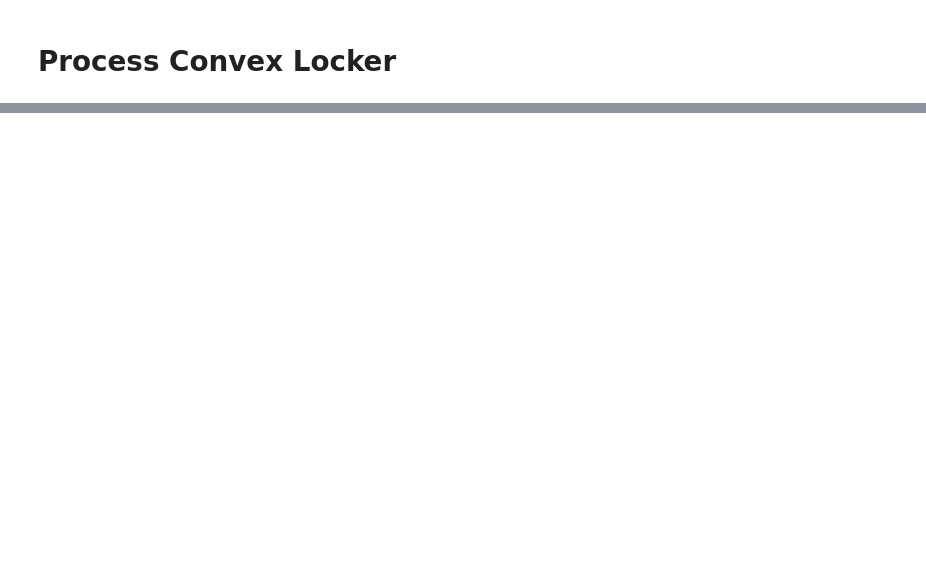
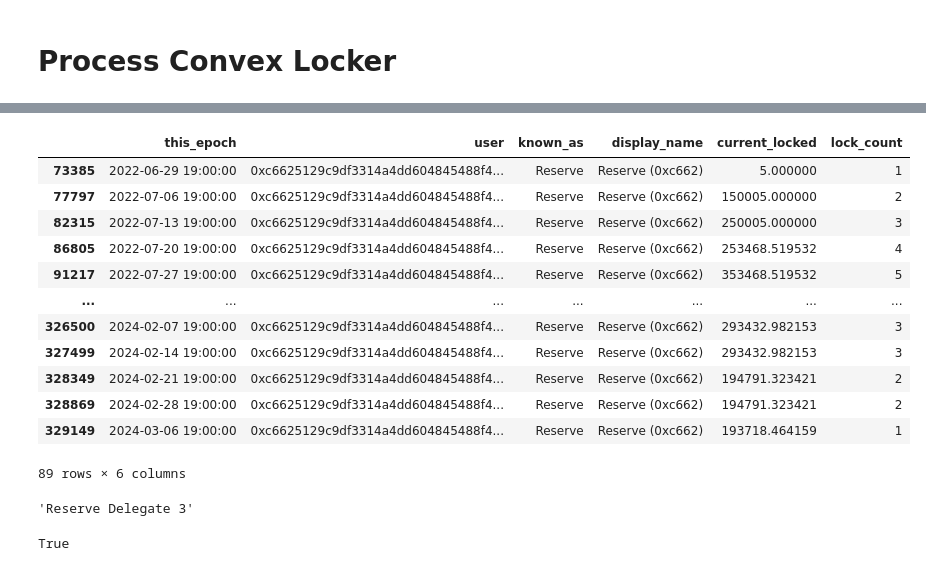
Before and after one commit to ExperimentsWithCode/Center-For-Llamas, a Jupyter notebook: test_delegation.ipynb, the cells around one changed output, grey strips where cells are left out. Cells and saved outputs as stored; diff of their text form; code cells hidden in the pictures; blank space fills up the shorter version.

```diff
--- a/test_delegation.ipynb
+++ b/test_delegation.ipynb
@@ -228,0 +252,16 @@ pcl_user
+# %%
+pcl_agg_user[pcl_agg_user['known_as'] == 'Reserve']
+# %% [output]
+|  | this_epoch | user | known_as | display_name | current_locked | lock_count |
+| 73385 | 2022-06-29 19:00:00 | 0xc6625129c9df3314a4dd604845488f4... | Reserve | Reserve (0xc662) | 5.000000 | 1 |
+| 77797 | 2022-07-06 19:00:00 | 0xc6625129c9df3314a4dd604845488f4... | Reserve | Reserve (0xc662) | 150005.000000 | 2 |
+| 82315 | 2022-07-13 19:00:00 | 0xc6625129c9df3314a4dd604845488f4... | Reserve | Reserve (0xc662) | 250005.000000 | 3 |
+| 86805 | 2022-07-20 19:00:00 | 0xc6625129c9df3314a4dd604845488f4... | Reserve | Reserve (0xc662) | 253468.519532 | 4 |
+| 91217 | 2022-07-27 19:00:00 | 0xc6625129c9df3314a4dd604845488f4... | Reserve | Reserve (0xc662) | 353468.519532 | 5 |
+| ... | ... | ... | ... | ... | ... | ... |
+| 326500 | 2024-02-07 19:00:00 | 0xc6625129c9df3314a4dd604845488f4... | Reserve | Reserve (0xc662) | 293432.982153 | 3 |
+| 327499 | 2024-02-14 19:00:00 | 0xc6625129c9df3314a4dd604845488f4... | Reserve | Reserve (0xc662) | 293432.982153 | 3 |
+| 328349 | 2024-02-21 19:00:00 | 0xc6625129c9df3314a4dd604845488f4... | Reserve | Reserve (0xc662) | 194791.323421 | 2 |
+| 328869 | 2024-02-28 19:00:00 | 0xc6625129c9df3314a4dd604845488f4... | Reserve | Reserve (0xc662) | 194791.323421 | 2 |
+| 329149 | 2024-03-06 19:00:00 | 0xc6625129c9df3314a4dd604845488f4... | Reserve | Reserve (0xc662) | 193718.464159 | 1 |
+89 rows × 6 columns
@@ -228,0 +270,10 @@ pcl_user
+# %%
+known_large_cvx_holders_addresses['0x578a4af5cbc3009487a89be88bc560157200795b']
+# %% [output]
+'Reserve Delegate 3'
+# %%
+a = '0x578a4af5cbc3009487a89be88bc560157200795b'
+b = '0x578a4af5cbc3009487a89be88bc560157200795b'.lower()
+a == b
+# %% [output]
+True
```
Also changed, not shown: parts of 39 cells of this notebook, 26 other files.
